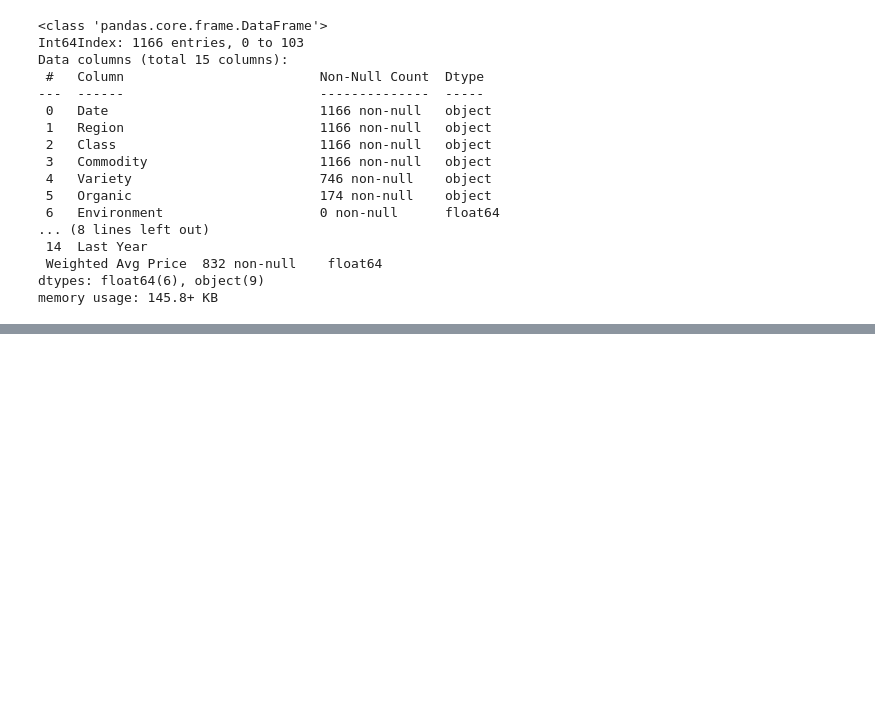
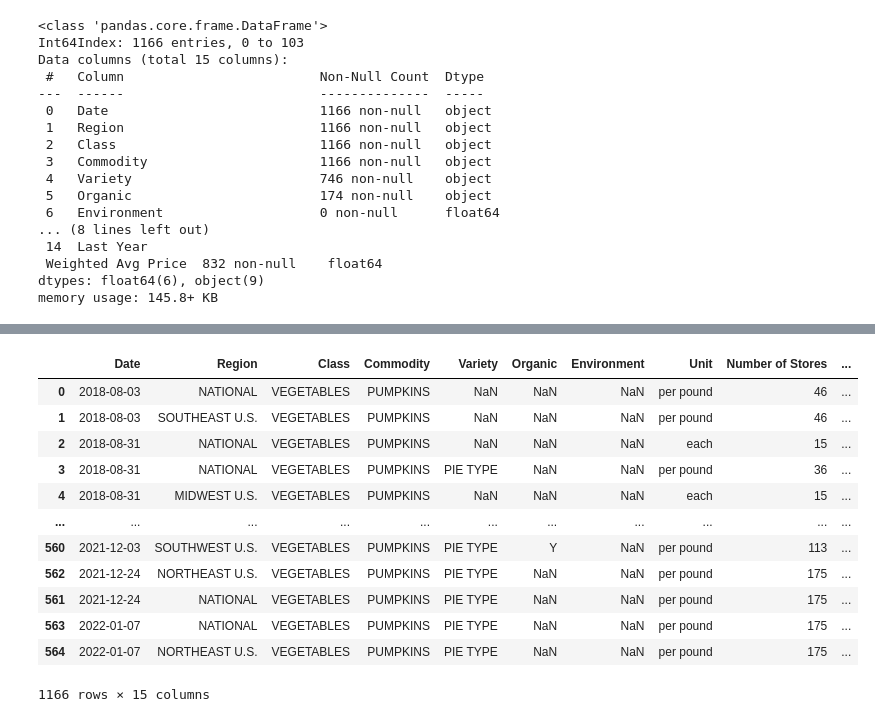
Before and after one commit to jeneyring/Pumpkin_season, a Jupyter notebook: Untitled.ipynb, the cells around one changed output, grey strips where cells are left out. Cells and saved outputs as stored; diff of their text form; code cells hidden in the pictures; blank space fills up the shorter version.

```diff
--- a/Untitled.ipynb
+++ b/Untitled.ipynb
@@ -107,0 +136,3 @@ memory usage: 145.8+ KB
+# %%
+#first tackling date:
+pumpkin_main['Date']= pd.to_datetime(pumpkin_main['Date'])
@@ -107,0 +160,17 @@ memory usage: 145.8+ KB
+# %%
+#sorting by date:
+pumpkin_main.sort_values(by='Date')
+# %% [output]
+|  | Date | Region | Class | Commodity | Variety | Organic | Environment | Unit | Number of Stores | ... |
+| 0 | 2018-08-03 | NATIONAL | VEGETABLES | PUMPKINS | NaN | NaN | NaN | per pound | 46 | ... |
+| 1 | 2018-08-03 | SOUTHEAST U.S. | VEGETABLES | PUMPKINS | NaN | NaN | NaN | per pound | 46 | ... |
+| 2 | 2018-08-31 | NATIONAL | VEGETABLES | PUMPKINS | NaN | NaN | NaN | each | 15 | ... |
+| 3 | 2018-08-31 | NATIONAL | VEGETABLES | PUMPKINS | PIE TYPE | NaN | NaN | per pound | 36 | ... |
+| 4 | 2018-08-31 | MIDWEST U.S. | VEGETABLES | PUMPKINS | NaN | NaN | NaN | each | 15 | ... |
+| ... | ... | ... | ... | ... | ... | ... | ... | ... | ... | ... |
+| 560 | 2021-12-03 | SOUTHWEST U.S. | VEGETABLES | PUMPKINS | PIE TYPE | Y | NaN | per pound | 113 | ... |
+| 562 | 2021-12-24 | NORTHEAST U.S. | VEGETABLES | PUMPKINS | PIE TYPE | NaN | NaN | per pound | 175 | ... |
+| 561 | 2021-12-24 | NATIONAL | VEGETABLES | PUMPKINS | PIE TYPE | NaN | NaN | per pound | 175 | ... |
+| 563 | 2022-01-07 | NATIONAL | VEGETABLES | PUMPKINS | PIE TYPE | NaN | NaN | per pound | 175 | ... |
+| 564 | 2022-01-07 | NORTHEAST U.S. | VEGETABLES | PUMPKINS | PIE TYPE | NaN | NaN | per pound | 175 | ... |
+1166 rows × 15 columns
```
Also changed, not shown: parts of 4 cells of this notebook.
